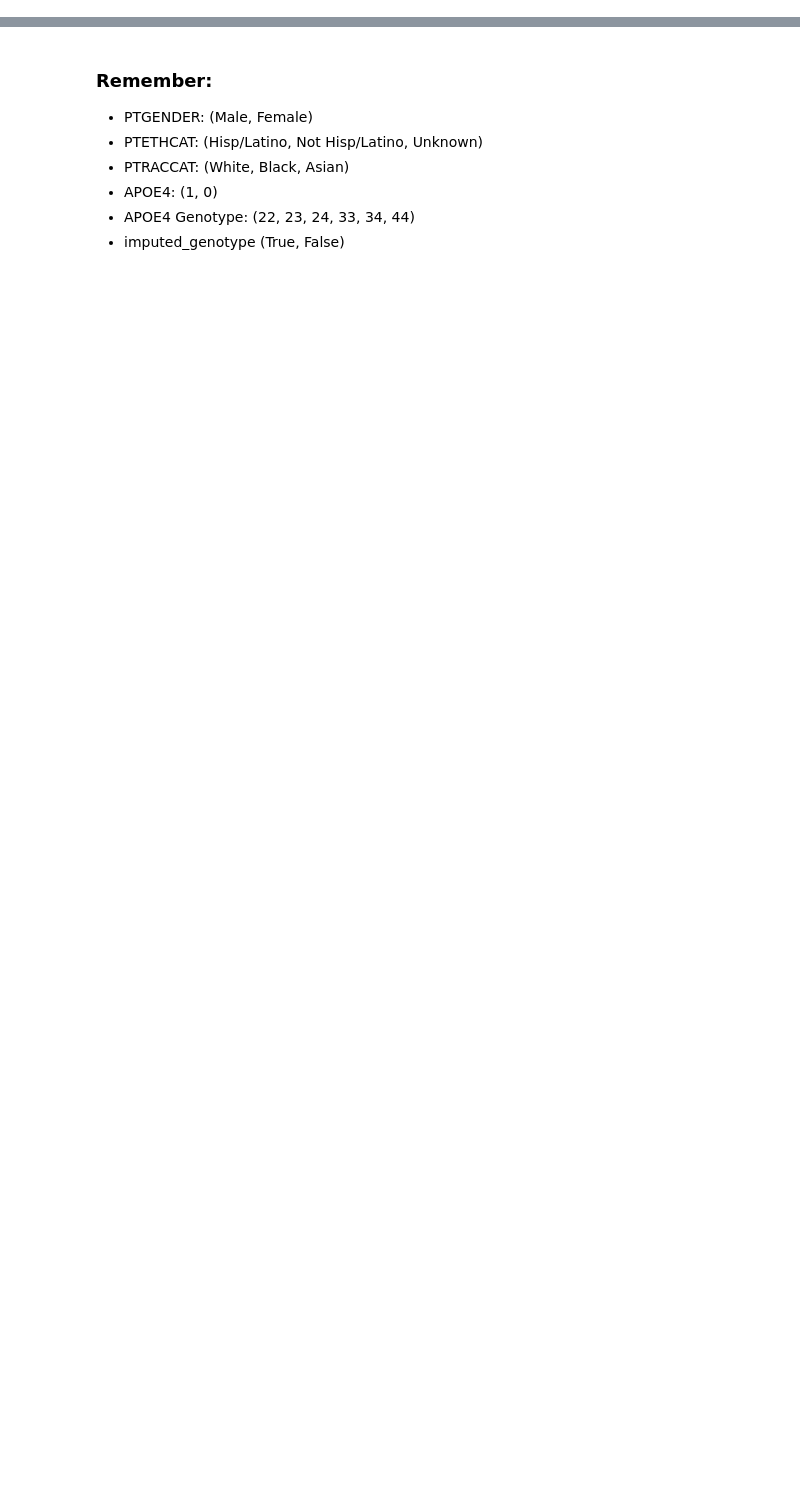
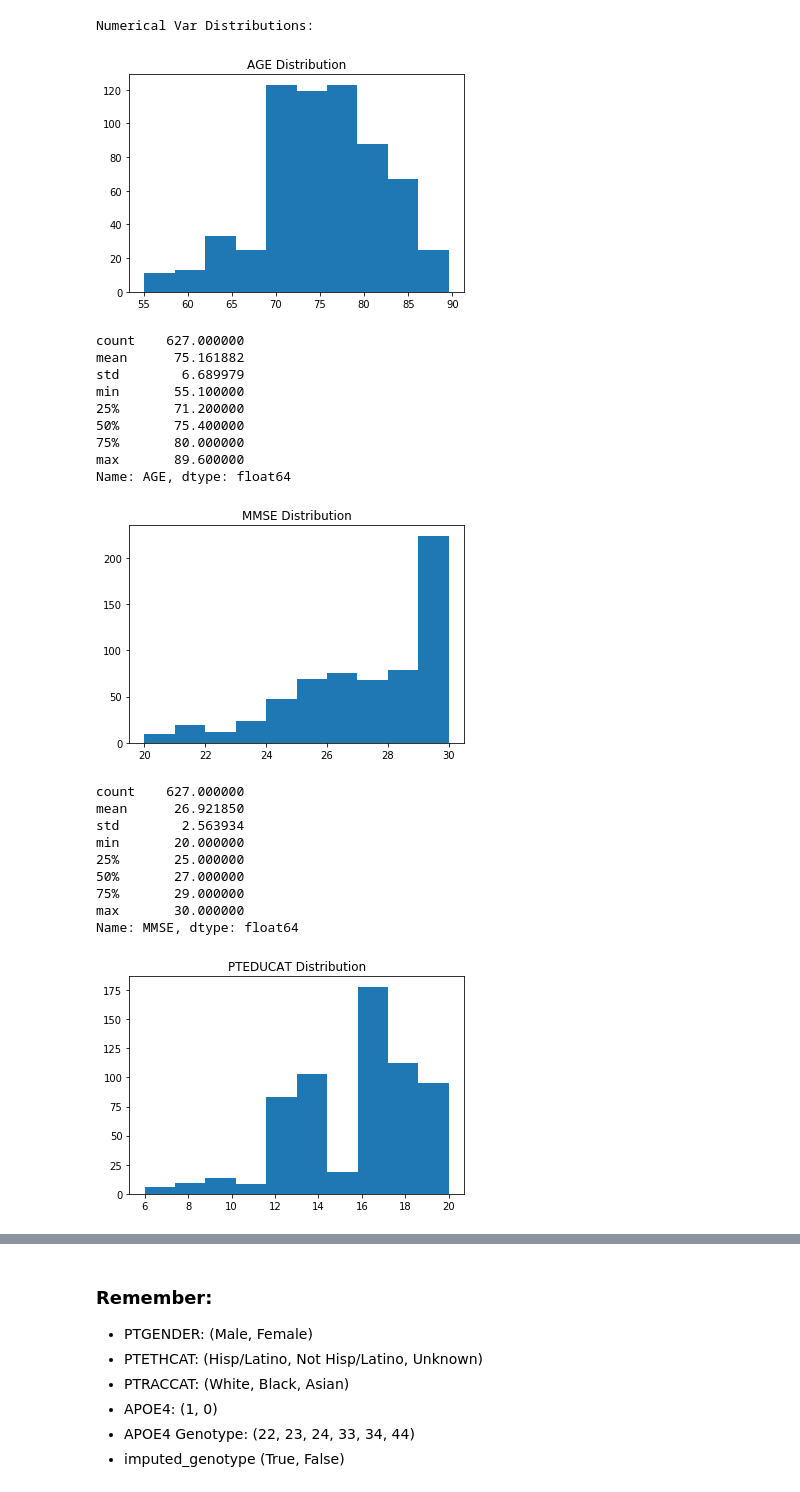
Before and after one commit to grantgasser/Alzheimers-Prediction, a Jupyter notebook: Multi-Class Classification ADNI.ipynb, the cells around one changed output, grey strips where cells are left out. Cells and saved outputs as stored; diff of their text form; code cells hidden in the pictures; blank space fills up the shorter version.

```diff
--- a/Multi-Class Classification ADNI.ipynb
+++ b/Multi-Class Classification ADNI.ipynb
@@ -55,0 +95,36 @@ Removing columns: ['directory.id', 'Subject', 'RID', 'Image.Data.ID', 'Modality'
+# %%
+from matplotlib import pyplot as plt
+%matplotlib inline
+
+print('Numerical Var Distributions:\n')
+
+for var in numerical_vars:
+    plt.hist(X[var])
+    plt.title(var + ' Distribution')
+    plt.show()
+
+    # descriptive stats
+    print(X[var].describe())
+# %% [output]
+Numerical Var Distributions:
+[figure, added]
+count    627.000000
+mean      75.161882
+std        6.689979
+min       55.100000
+25%       71.200000
+50%       75.400000
+75%       80.000000
+max       89.600000
+Name: AGE, dtype: float64
+[figure, added]
+count    627.000000
+mean      26.921850
+std        2.563934
+min       20.000000
+25%       25.000000
+50%       27.000000
+75%       29.000000
+max       30.000000
+Name: MMSE, dtype: float64
+[figure, added]
```
Also changed, not shown: parts of 22 cells of this notebook.
